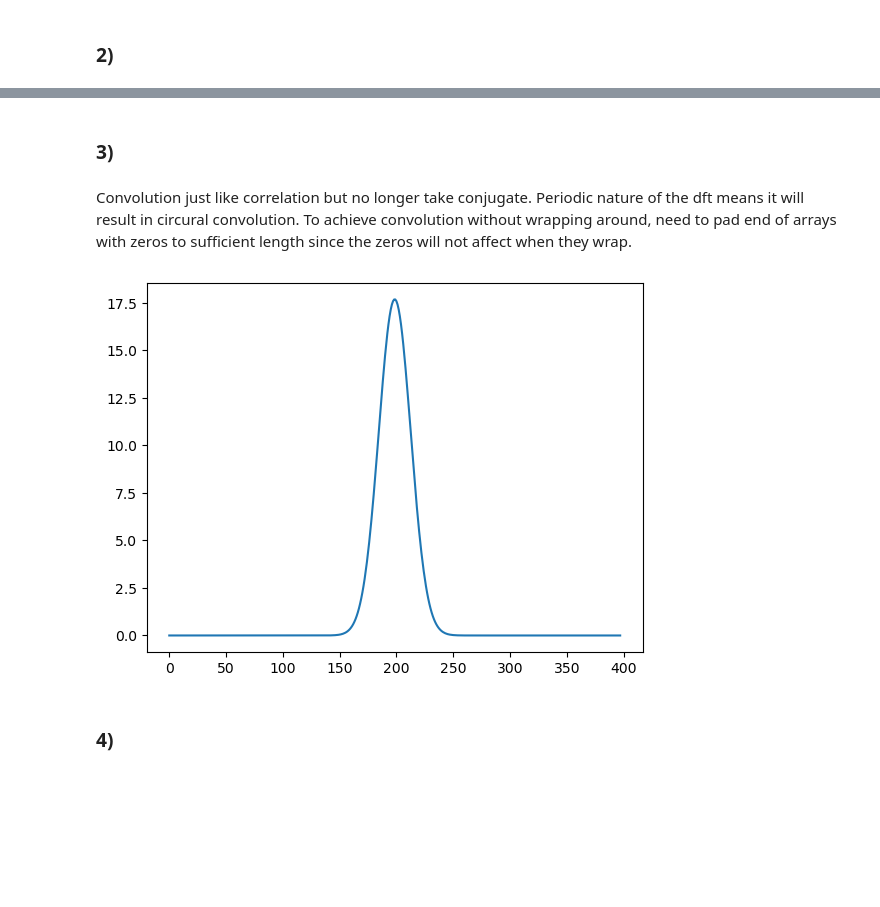
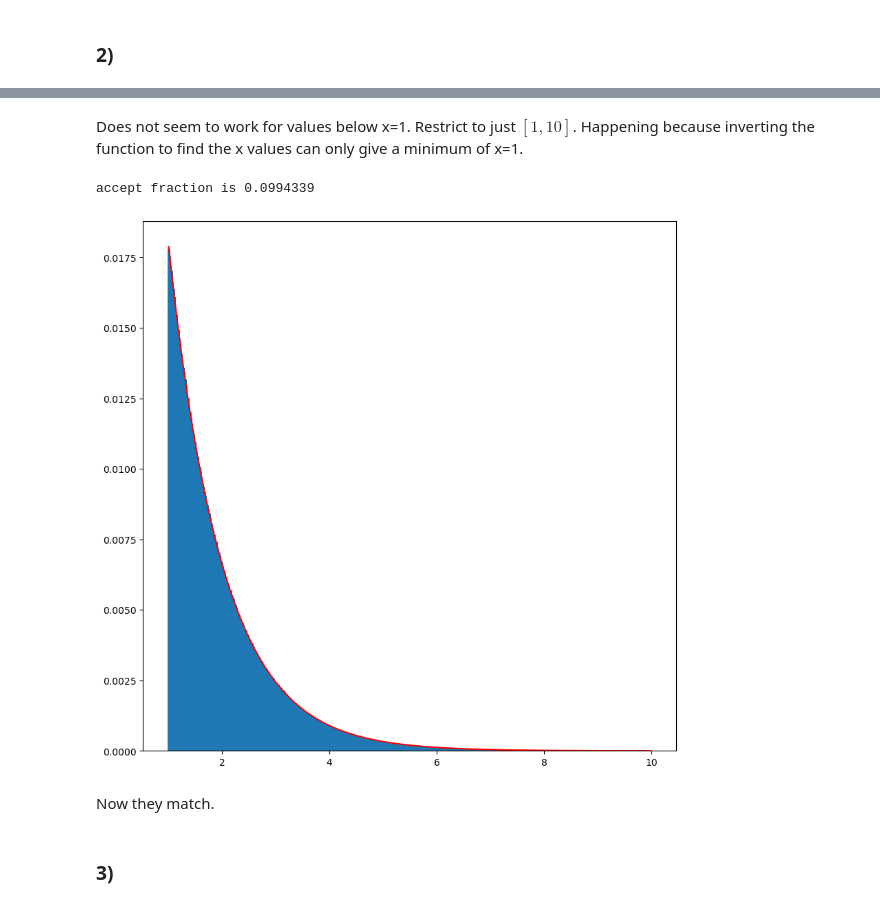
Before and after one commit to kevin-nguyen2k11/PHYS512, a Jupyter notebook: assignment7/Problem Set 7.ipynb, the cells around one changed output, grey strips where cells are left out. Cells and saved outputs as stored; diff of their text form; code cells hidden in the pictures; blank space fills up the shorter version.

```diff
--- a/assignment7/Problem Set 7.ipynb
+++ b/assignment7/Problem Set 7.ipynb
@@ -186,20 +253,28 @@ Correlation function looks like gaussian centered at offset value. Makes sense a
+# %% [markdown]
+Does not seem to work for values below x=1. Restrict to just $[1,10]$. Happening because inverting the function to find the x values can only give a minimum of x=1.
+# %%
+n=100000000
+scale=0.37
+a=1.1
+x=np.random.rand(n)**(1/(1-a))
+y=scale*power(x,a)*np.random.rand(n)
+accept=y<np.exp(-x)
+print('accept fraction is',np.mean(accept))
+
+x_use=x[accept]
+aa,bb=np.histogram(x_use,np.linspace(1,10,500))
+b_cent=0.5*(bb[1:]+bb[:-1])
+pred=np.exp(-b_cent)
+pred=pred/pred.sum()
+aa=aa/aa.sum()
+plt.figure(figsize=(10,10))
+plt.plot(b_cent,pred,'r')
+plt.bar(b_cent,aa,0.05)
+plt.show()
+# %% [output]
+accept fraction is 0.0994339
+[figure, added]
+# %% [markdown]
+Now they match.
 # %% [markdown]
 ### 3)
-# %% [markdown]
-Convolution just like correlation but no longer take conjugate. Periodic nature of the dft means it will result in circural convolution. To achieve convolution without wrapping around, need to pad end of arrays with zeros to sufficient length since the zeros will not affect when they wrap.
-# %%
-def conv_lin(f,g):
-    f_len=len(f)
-    g_len=len(g)
-    f=np.pad(f,(0,g_len-1))
-    g=np.pad(g,(0,f_len-1))
-    return np.fft.irfft(np.fft.rfft(f)*np.fft.rfft(g))
-
-conv_gauss=conv_lin(gauss,gauss)
-
-plt.plot(conv_gauss)
-plt.show()
-# %% [output]
-[figure, removed]
-# %% [markdown]
-### 4)
```
Also changed, not shown: parts of 21 cells of this notebook, 1 other file.
